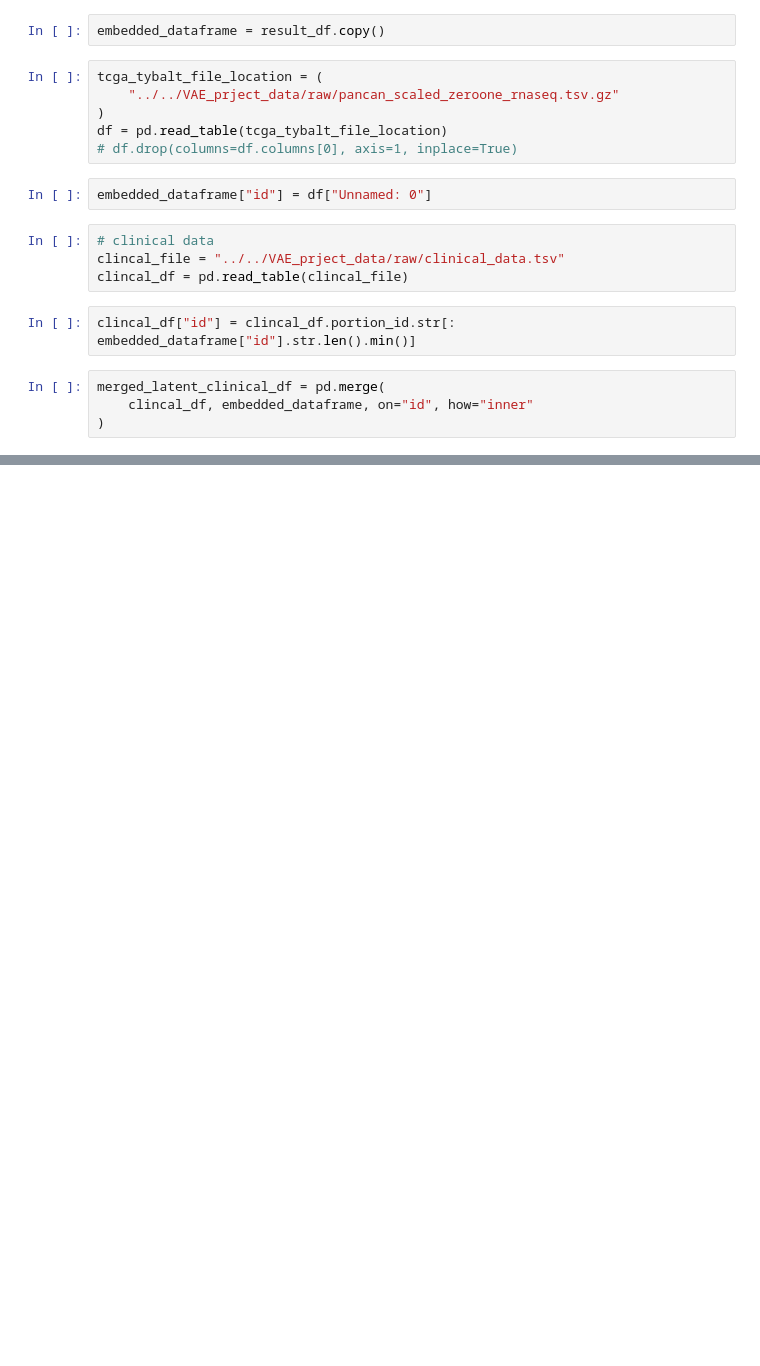
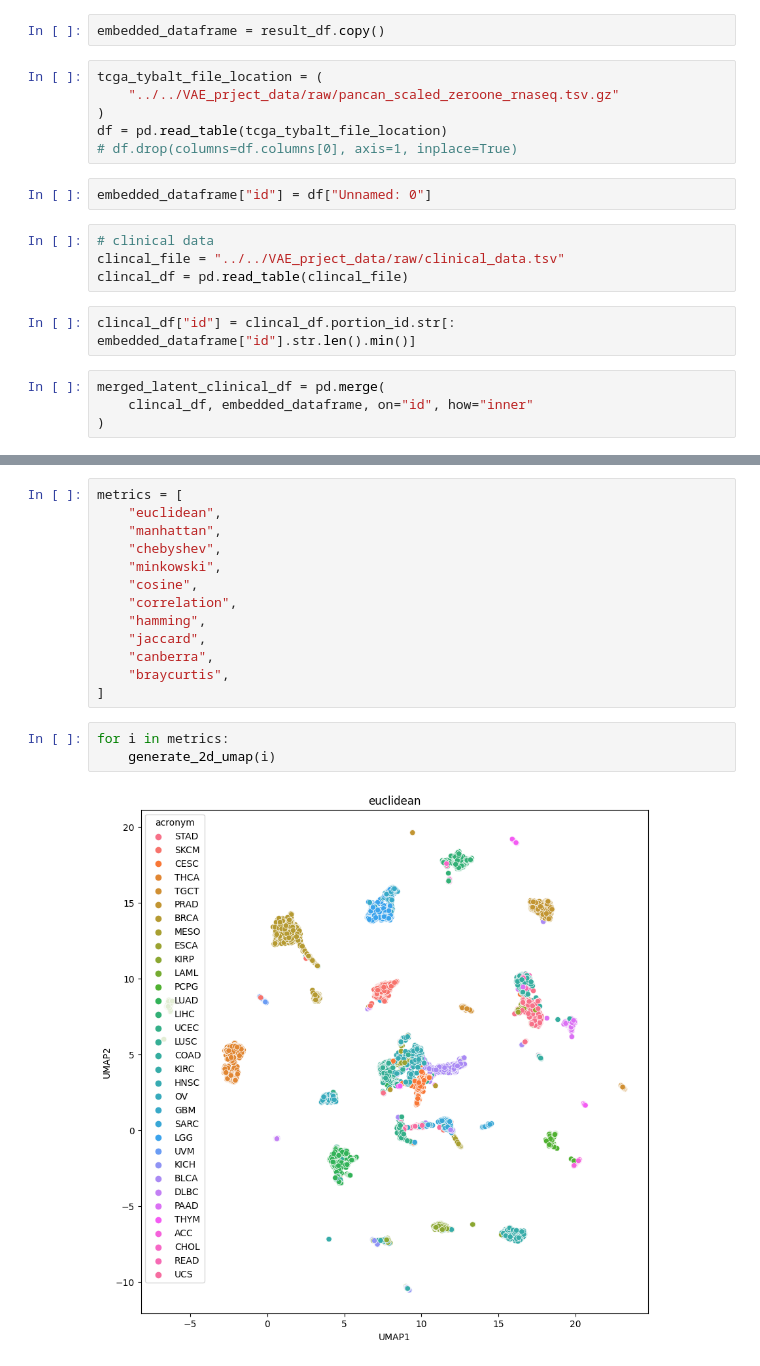
Before and after one commit to aschoudry/VAE_prject, a Jupyter notebook: notebooks/UMAP_on_full_tcga.ipynb, the cells around one changed output, grey strips where cells are left out. Saved outputs shown, nothing was run; the diff lists cells and outputs as text; blank space fills up the shorter version.

```diff
--- a/notebooks/UMAP_on_full_tcga.ipynb
+++ b/notebooks/UMAP_on_full_tcga.ipynb
@@ -85,0 +120,18 @@ sns.scatterplot(data=merged_latent_clinical_df, x="UMAP1", y="UMAP2", hue="acron
+# %%
+metrics = [
+    "euclidean",
+    "manhattan",
+    "chebyshev",
+    "minkowski",
+    "cosine",
+    "correlation",
+    "hamming",
+    "jaccard",
+    "canberra",
+    "braycurtis",
+]
+# %%
+for i in metrics:
+    generate_2d_umap(i)
+# %% [output]
+[figure, added]
```
Also changed, not shown: parts of 11 cells of this notebook.
